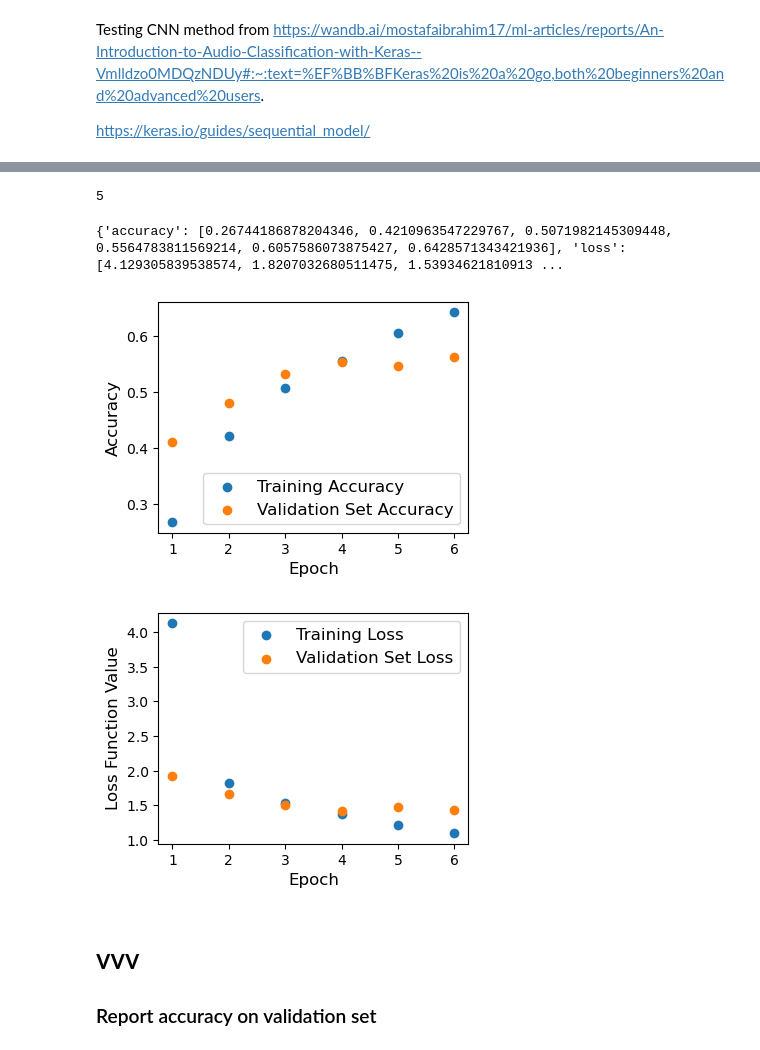
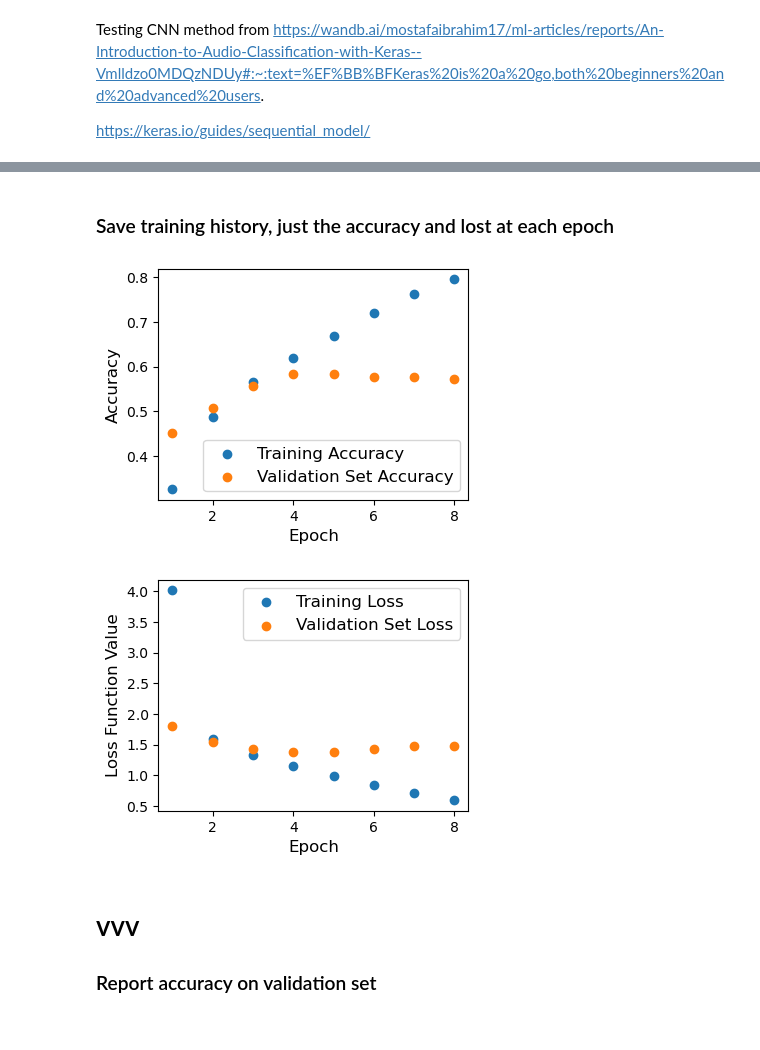
Before and after one commit to andrewcmerwin/ChirpChecker, a Jupyter notebook: CNN_experiment_Yang.ipynb, the cells around one changed output, grey strips where cells are left out. Saved outputs shown, nothing was run; the diff lists cells and outputs as text; code cells hidden in the pictures.

```diff
--- a/CNN_experiment_Yang.ipynb
+++ b/CNN_experiment_Yang.ipynb
@@ -152,0 +192,5 @@ np.save('E:\chirpfiles\\songs_id_5sec.npy', songs_id)
+# %%
+songs_matrix = np.load('E:\chirpfiles\\songs_matrix_mfcc_cut_cleaned_5sec.npy')
+songs_label_critter = np.load('E:\chirpfiles\\songs_label_critter_5sec.npy')
+songs_label_fam = np.load('E:\chirpfiles\\songs_label_fam_5sec.npy')
+songs_id = np.load('E:\chirpfiles\\songs_id_5sec.npy')
@@ -161,7 +209,7 @@ data_matrix = songs_matrix
 data_label = songs_label_onehot
 
 # after 5/30, we are using already splitted data so this is already train and validation sets
-X_train, X_val, y_train, y_val = train_test_split(data_matrix, data_label,
+X_train, X_val, y_train, y_val = train_test_split(data_matrix, data_label, stratify=songs_label_num,
                                                   test_size = .2, random_state = 17)
 # to use 2d convolution, keras model expects 4d input shape
 #X_train = X_train.reshape((X_train.shape[0],X_train.shape[1],X_train.shape[2],1))
@@ -193,21 +267,19 @@ model_mfcc_c_c_fam.compile(loss='categorical_crossentropy', optimizer='adam', me
 # train model
 start = time.time()
 epochs = 50
-early_stopping = EarlyStopping(monitor='val_loss', patience=2)
-checkpoint_filepath = '/tmp/ckpt/checkpoint.model.keras'
+early_stopping = EarlyStopping(monitor='val_loss', patience=4)
+checkpoint_filepath = 'E:/chirpfiles/ckpt/checkpoint.model.keras'
 model_checkpoint_callback = ModelCheckpoint(
     filepath=checkpoint_filepath,
     monitor='val_accuracy',
     mode='max',
     save_best_only=True)
 
-history = model_mfcc_c_c_fam.fit(X_train, y_train, epochs=epochs, batch_size=64,
+history = model.fit(X_train, y_train, epochs=epochs, batch_size=64,
                     validation_data=(X_val, y_val),
                     callbacks=[early_stopping, model_checkpoint_callback])
 end = time.time()
 print('time training: ', end - start)
-#predicted_vector = model.predict(X_test)
-#predicted_class_index = np.argmax(predicted_vector, axis=-1)
-#le.inverse_transform(predicted_class_index)
+model.load_weights(checkpoint_filepath)
 # %% [output]
 Epoch 1/50
@@ -226,5 +304,3 @@ time training:  235.0208740234375
-# %%
-early_stopping.stopped_epoch
-# %% [output]
-5
+# %% [markdown]
+### Save training history, just the accuracy and lost at each epoch
 # %%
@@ -239,40 +309,8 @@ with open('hist_mfcc_c_c_twohiddenlayer_64_128_5sec_fam.pkl', 'wb') as f:  # Pyt
-# %%
-print(history_dict)
-# %% [output]
-{'accuracy': [0.26744186878204346, 0.4210963547229767, 0.5071982145309448, 0.5564783811569214, 0.6057586073875427, 0.6428571343421936], 'loss': [4.129305839538574, 1.8207032680511475, 1.53934621810913 ...
 # %%
-history_dict = history.history
-plt.figure(figsize = (4, 3))
-plt.scatter(range(1,early_stopping.stopped_epoch+2), history_dict['accuracy'], label = "Training Accuracy")
-plt.scatter(range(1,early_stopping.stopped_epoch+2), history_dict['val_accuracy'], label = "Validation Set Accuracy")
-
-plt.xlabel("Epoch", fontsize=12)
-plt.ylabel("Accuracy", fontsize=12)
-
-plt.xticks(fontsize=10)
-plt.yticks(fontsize=10)
-
-plt.legend(fontsize=12)
-
-plt.show()
-
-plt.figure(figsize = (4, 3))
-
-plt.scatter(range(1,early_stopping.stopped_epoch+2), history_dict['loss'], label = "Training Loss")
-plt.scatter(range(1,early_stopping.stopped_epoch+2), history_dict['val_loss'], label = "Validation Set Loss")
-
-plt.xlabel("Epoch", fontsize=12)
-plt.ylabel("Loss Function Value", fontsize=12)
-
-plt.xticks(fontsize=10)
-plt.yticks(fontsize=10)
-
-plt.legend(fontsize=12)
-
-plt.show()
+plot_history(history)
 # %% [output]
-[figure, old version]
+[figure, new version]
-[figure, old version]
+[figure, new version]
 # %% [markdown]
 # vvv
 ### Report accuracy on validation set
```
Also changed, not shown: parts of 32 cells of this notebook, 4 other files.
